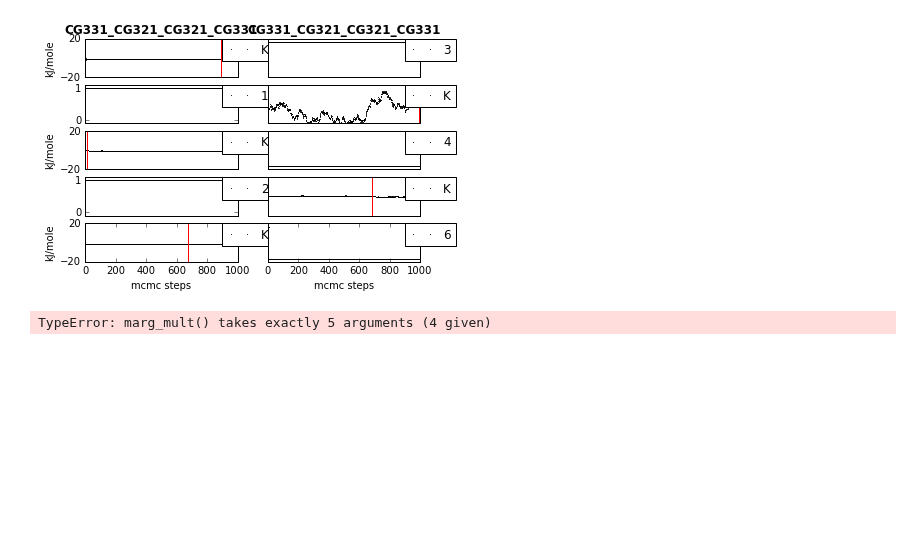
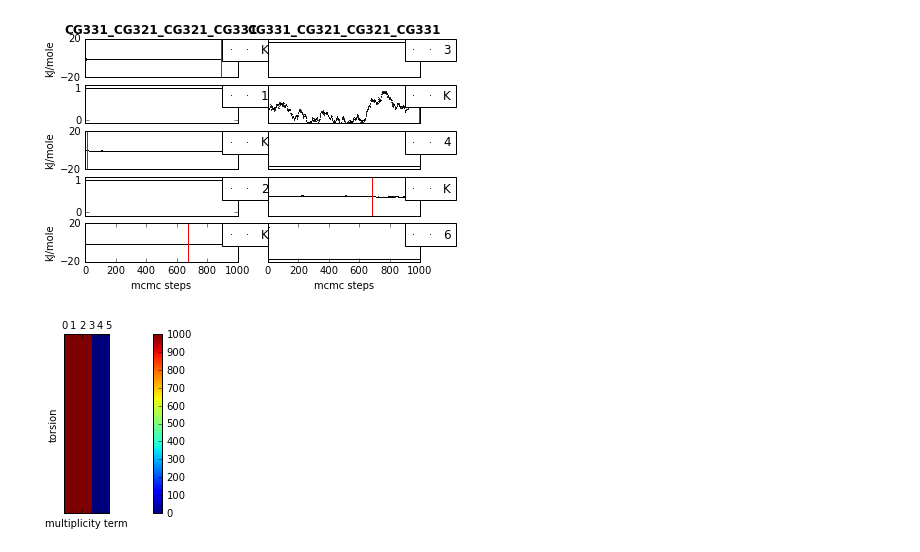
Before and after one commit to choderalab/torsionfit, a Jupyter notebook: examples/butane/diff_potential/Mult_on.ipynb, the cells around one changed output. Cells and saved outputs as stored; diff of their text form; code cells hidden in the pictures; blank space fills up the shorter version.

```diff
--- a/examples/butane/diff_potential/Mult_on.ipynb
+++ b/examples/butane/diff_potential/Mult_on.ipynb
@@ -122,6 +122,6 @@ plots.trace_no_phase('CG331_CG321_CG321_CG331', sampler, markersize=1.0)
 # %% [output]
 [figure]
 # %%
-plots.marg_mult(sampler, 1000, 0, 'mult.png')
+plots.marg_mult(model, sampler, 1000, 0, 'mult.png')
 # %% [output]
-TypeError: marg_mult() takes exactly 5 arguments (4 given)
+[figure, added]
```
Also changed, not shown: parts of 6 cells of this notebook.
